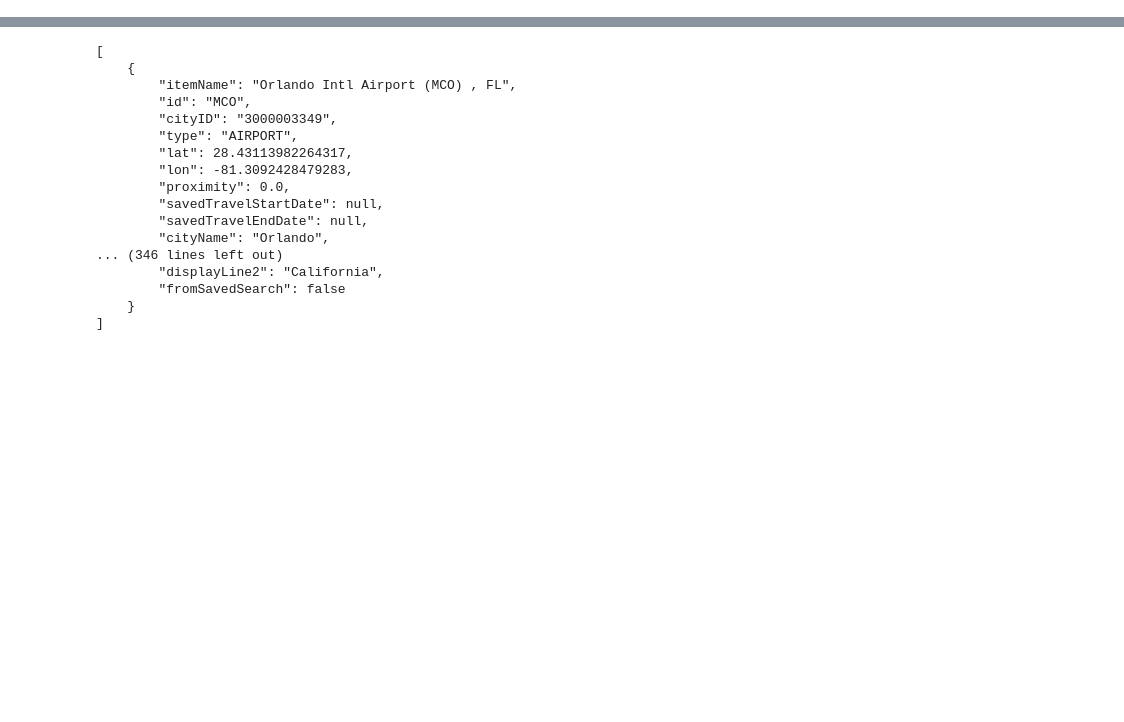
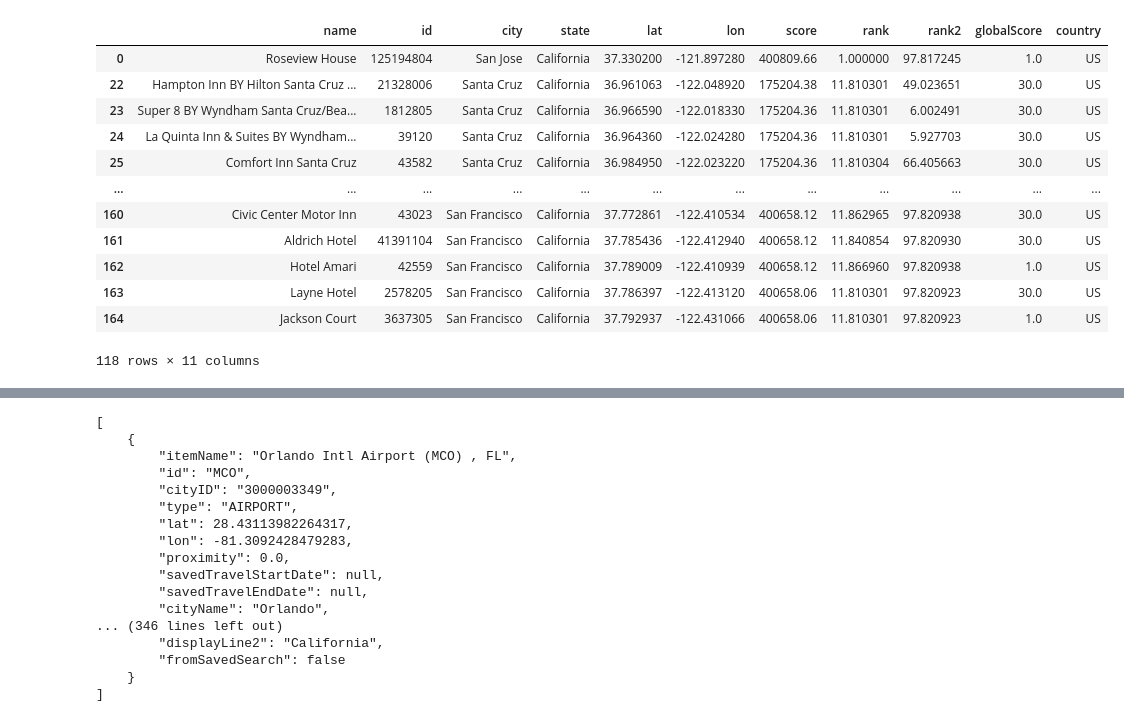
Before and after one commit to tayloresque/Project3_Group4, a Jupyter notebook: vacation_map copy.ipynb, the cells around one changed output, grey strips where cells are left out. Saved outputs shown, nothing was run; the diff lists cells and outputs as text; code cells hidden in the pictures; blank space fills up the shorter version.

```diff
--- a/vacation_map copy.ipynb
+++ b/vacation_map copy.ipynb
@@ -100,3 +146,50 @@ hotel_data_select.head()
+# %%
+final_df['name'] = final_df['displayLine1']
+final_df['city'] = final_df['displayLine2'].str.split(',').str[0]
+final_df['state'] = final_df['displayLine2'].str.split(',').str[1]
+
+column_to_select = ['name',
+                    'id',
+                    'city',
+                    'state',
+                    'lat',
+                    'lon',
+                    'score',
+                    'rank',
+                    'rank2',
+                    'globalScore',
+                    'country'
+                    ]
+
+# Drop rows where a certain value is present in a specific column
+values_to_keep = 'US'  # Replace with the value you want to drop
+column_to_check = 'country'   # Replace with the column name
+
+filtered_df_country = final_df[final_df[column_to_check] == values_to_keep]
+
+# Drop rows where a certain value is present in a specific column
+values_to_keep = 'HOTEL'  # Replace with the value you want to drop
+column_to_check = 'type'   # Replace with the column name
+
+filtered_df_type = filtered_df_country[filtered_df_country[column_to_check] == values_to_keep]
+
+hotel_data_select = filtered_df_type[column_to_select]
+
+hotel_data_select
+# %% [output]
+|  | name | id | city | state | lat | lon | score | rank | rank2 | globalScore | country |
+| 0 | Roseview House | 125194804 | San Jose | California | 37.330200 | -121.897280 | 400809.66 | 1.000000 | 97.817245 | 1.0 | US |
+| 22 | Hampton Inn BY Hilton Santa Cruz ... | 21328006 | Santa Cruz | California | 36.961063 | -122.048920 | 175204.38 | 11.810301 | 49.023651 | 30.0 | US |
+| 23 | Super 8 BY Wyndham Santa Cruz/Bea... | 1812805 | Santa Cruz | California | 36.966590 | -122.018330 | 175204.36 | 11.810301 | 6.002491 | 30.0 | US |
+| 24 | La Quinta Inn & Suites BY Wyndham... | 39120 | Santa Cruz | California | 36.964360 | -122.024280 | 175204.36 | 11.810301 | 5.927703 | 30.0 | US |
+| 25 | Comfort Inn Santa Cruz | 43582 | Santa Cruz | California | 36.984950 | -122.023220 | 175204.36 | 11.810304 | 66.405663 | 30.0 | US |
+| ... | ... | ... | ... | ... | ... | ... | ... | ... | ... | ... | ... |
+| 160 | Civic Center Motor Inn | 43023 | San Francisco | California | 37.772861 | -122.410534 | 400658.12 | 11.862965 | 97.820938 | 30.0 | US |
+| 161 | Aldrich Hotel | 41391104 | San Francisco | California | 37.785436 | -122.412940 | 400658.12 | 11.840854 | 97.820930 | 30.0 | US |
+| 162 | Hotel Amari | 42559 | San Francisco | California | 37.789009 | -122.410939 | 400658.12 | 11.866960 | 97.820938 | 1.0 | US |
+| 163 | Layne Hotel | 2578205 | San Francisco | California | 37.786397 | -122.413120 | 400658.06 | 11.810301 | 97.820923 | 30.0 | US |
+| 164 | Jackson Court | 3637305 | San Francisco | California | 37.792937 | -122.431066 | 400658.06 | 11.810301 | 97.820923 | 1.0 | US |
+118 rows × 11 columns
 # %%
 hotel_data_select.dtypes
 # %% [output]
```
Also changed, not shown: parts of 19 cells of this notebook, 8 other files.
